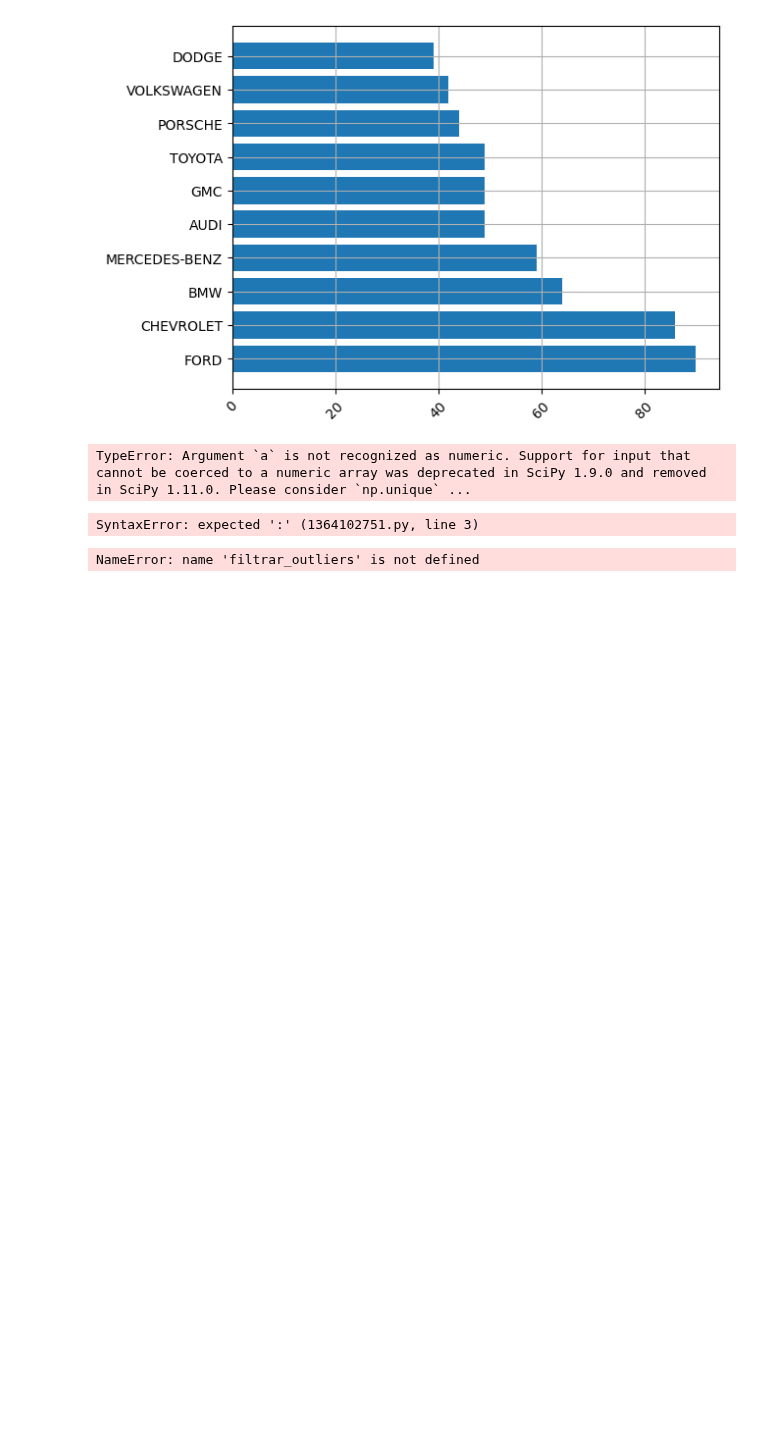
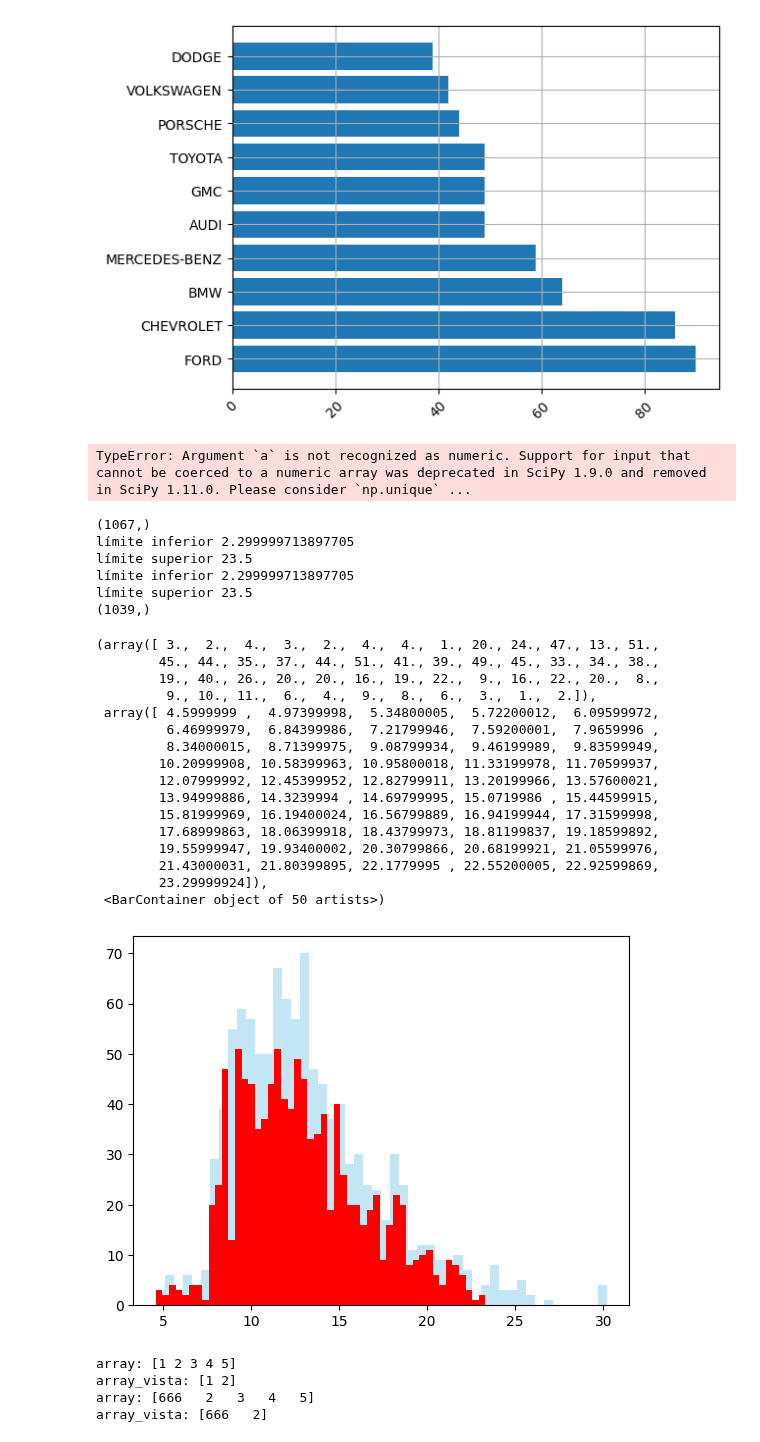
Before and after one commit to CaroliCosas/Bootcamp_Data_Science, a Jupyter notebook: mod2-estudio-matematicas-y-estadistica-main/01.Estudio Ejercicios/05.numpy_estadisticas.ipynb, the cells around one changed output. Drawn from its saved outputs; the diff is of its cells as text; code cells hidden in the pictures; blank space fills up the shorter version.

```diff
--- a/mod2-estudio-matematicas-y-estadistica-main/01.Estudio Ejercicios/05.numpy_estadisticas.ipynb
+++ b/mod2-estudio-matematicas-y-estadistica-main/01.Estudio Ejercicios/05.numpy_estadisticas.ipynb
@@ -354,19 +355,77 @@ TypeError: Argument `a` is not recognized as numeric. Support for input that can
 # %%
 # metodo para ver outliers
 
-def filtrar_outliers(array)
+def filtrar_outliers(array, k=1.5): # k es el multiplicador del rango intercuartil
 
     # calcular el Q1
+    Q1 = np.percentile(array, 25)
     # calcular el Q3
+    Q3 = np.percentile(array, 75)
     # calcular IQR
+    IQR = Q3 - Q1
+    # Calcular limites inferior y superior: 1.5 veces el IQR
+    limite_inferior = Q1 - IQR * k
+    # limite_inferior = Q1 - IQR * 1.0 (podemos bajar (acercar al centro) el valor del limite inferior, ya que no tenemos valores por debajo de 5)
+    print(f"límite inferior {limite_inferior}")
+
+    limite_superior = Q3 + IQR * k
+    print(f"límite superior {limite_superior}")
+
     # Filtro sobre array de 1.5 veces el IQR para limite inferior y limite superior
+    array_sin_outliers = array[(array >= limite_inferior) & (array < limite_superior) ]
     # retornar array_filtrado
+    return array_sin_outliers
+
+
+
 
     pass
-# %% [output]
-SyntaxError: expected ':' (1364102751.py, line 3)
-# %%
-city_consumption # 1067
-filtrados = filtrar_outliers
-# %% [output]
-NameError: name 'filtrar_outliers' is not defined
+# %%
+print(city_consumption.shape) # 1067
+filtrados = filtrar_outliers(city_consumption)
+city_consumption_sin_outliers = filtrar_outliers(city_consumption)
+print(city_consumption_sin_outliers.shape)
+# %% [output]
+(1067,)
+límite inferior 2.299999713897705
+límite superior 23.5
+límite inferior 2.299999713897705
+límite superior 23.5
+(1039,)
+# %%
+plt.hist(city_consumption, bins = 50, color = "skyblue", alpha = 0.5)
+plt.hist(city_consumption_sin_outliers, bins = 50, color = "red")
+# %% [output]
+(array([ 3.,  2.,  4.,  3.,  2.,  4.,  4.,  1., 20., 24., 47., 13., 51.,
+        45., 44., 35., 37., 44., 51., 41., 39., 49., 45., 33., 34., 38.,
+        19., 40., 26., 20., 20., 16., 19., 22.,  9., 16., 22., 20.,  8.,
+         9., 10., 11.,  6.,  4.,  9.,  8.,  6.,  3.,  1.,  2.]),
+ array([ 4.5999999 ,  4.97399998,  5.34800005,  5.72200012,  6.09599972,
+         6.46999979,  6.84399986,  7.21799946,  7.59200001,  7.9659996 ,
+         8.34000015,  8.71399975,  9.08799934,  9.46199989,  9.83599949,
+        10.20999908, 10.58399963, 10.95800018, 11.33199978, 11.70599937,
+        12.07999992, 12.45399952, 12.82799911, 13.20199966, 13.57600021,
+        13.94999886, 14.3239994 , 14.69799995, 15.0719986 , 15.44599915,
+        15.81999969, 16.19400024, 16.56799889, 16.94199944, 17.31599998,
+        17.68999863, 18.06399918, 18.43799973, 18.81199837, 19.18599892,
+        19.55999947, 19.93400002, 20.30799866, 20.68199921, 21.05599976,
+        21.43000031, 21.80399895, 22.1779995 , 22.55200005, 22.92599869,
+        23.29999924]),
+ <BarContainer object of 50 artists>)
+[figure, added]
+# %%
+# crear una vista:
+array = np.array([1,2,3,4,5])
+vista = array[:2] #slicing, devuelve una vista, sin cambiar el array original, apunta al mismo array pero no es una copia
+print(f"array: {array}")
+print(f"array_vista: {vista}")
+
+vista[0] = 666 # modificamos la vista y se modifica el array !!!
+
+print(f"array: {array}") # ha sido modificado
+print(f"array_vista: {vista}") # ha sido modificado
+# %% [output]
+array: [1 2 3 4 5]
+array_vista: [1 2]
+array: [666   2   3   4   5]
+array_vista: [666   2]
```
Also changed, not shown: parts of 21 cells of this notebook, 1 other file.
